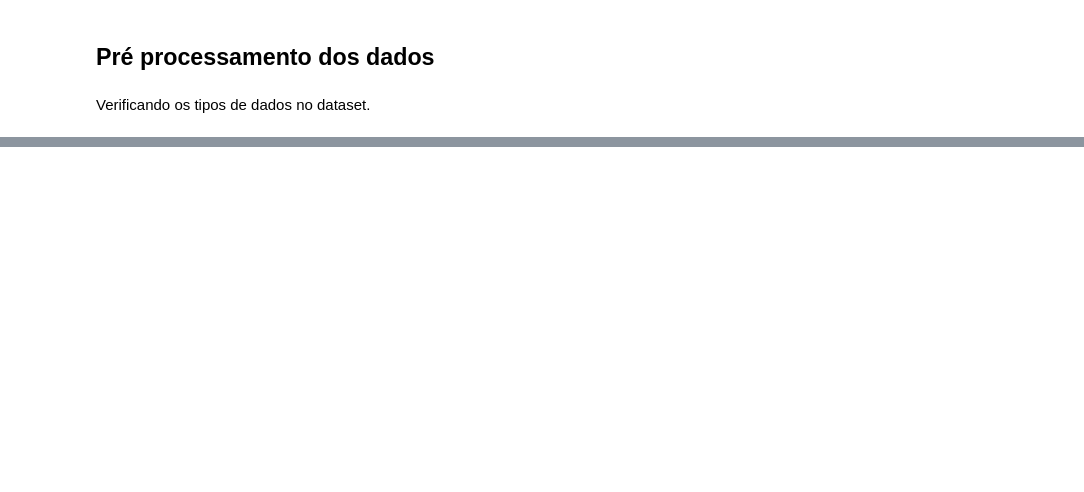
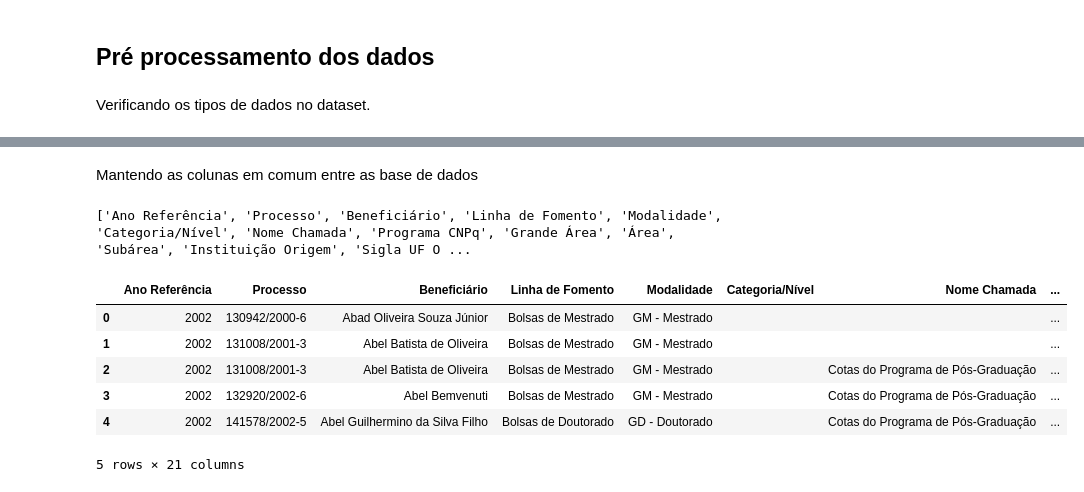
Before and after one commit to SidneyJunior01234/CD_IMD-EDA_AUX_BOLS_CNPq, a Jupyter notebook: Notebooks/EDA_CNPq.ipynb, the cells around one changed output, grey strips where cells are left out. Saved outputs shown, nothing was run; the diff lists cells and outputs as text; code cells hidden in the pictures; blank space fills up the shorter version.

```diff
--- a/Notebooks/EDA_CNPq.ipynb
+++ b/Notebooks/EDA_CNPq.ipynb
@@ -181,0 +259,20 @@ dataset.info()
+# %% [markdown]
+Mantendo as colunas em comum entre as base de dados
+# %%
+lista_interesse = ['Ano Referência', 'Processo', 'Beneficiário', 'Linha de Fomento', 'Modalidade', 'Categoria/Nível', 'Nome Chamada', 'Programa CNPq', 'Grande Área', 'Área', 'Subárea', 'Instituição Origem', 'Sigla UF Origem', 'País Origem', 'Instituição Destino', 'Sigla Instituição Destino', 'Sigla Instituição Macro', 'Cidade Destino', 'Sigla UF Destino', 'País Destino', 'Valor Pago']
+# %%
+col_exist = [coluna for coluna in lista_interesse if coluna in dataset.columns]
+print(col_exist)
+# %% [output]
+['Ano Referência', 'Processo', 'Beneficiário', 'Linha de Fomento', 'Modalidade', 'Categoria/Nível', 'Nome Chamada', 'Programa CNPq', 'Grande Área', 'Área', 'Subárea', 'Instituição Origem', 'Sigla UF O ...
+# %%
+dataset = dataset[col_exist]
+dataset.head()
+# %% [output]
+|  | Ano Referência | Processo | Beneficiário | Linha de Fomento | Modalidade | Categoria/Nível | Nome Chamada | ... |
+| 0 | 2002 | 130942/2000-6 | Abad Oliveira Souza Júnior | Bolsas de Mestrado | GM - Mestrado |  |  | ... |
+| 1 | 2002 | 131008/2001-3 | Abel Batista de Oliveira | Bolsas de Mestrado | GM - Mestrado |  |  | ... |
+| 2 | 2002 | 131008/2001-3 | Abel Batista de Oliveira | Bolsas de Mestrado | GM - Mestrado |  | Cotas do Programa de Pós-Graduação | ... |
+| 3 | 2002 | 132920/2002-6 | Abel Bemvenuti | Bolsas de Mestrado | GM - Mestrado |  | Cotas do Programa de Pós-Graduação | ... |
+| 4 | 2002 | 141578/2002-5 | Abel Guilhermino da Silva Filho | Bolsas de Doutorado | GD - Doutorado |  | Cotas do Programa de Pós-Graduação | ... |
+5 rows × 21 columns
```
Also changed, not shown: parts of 10 cells of this notebook.
